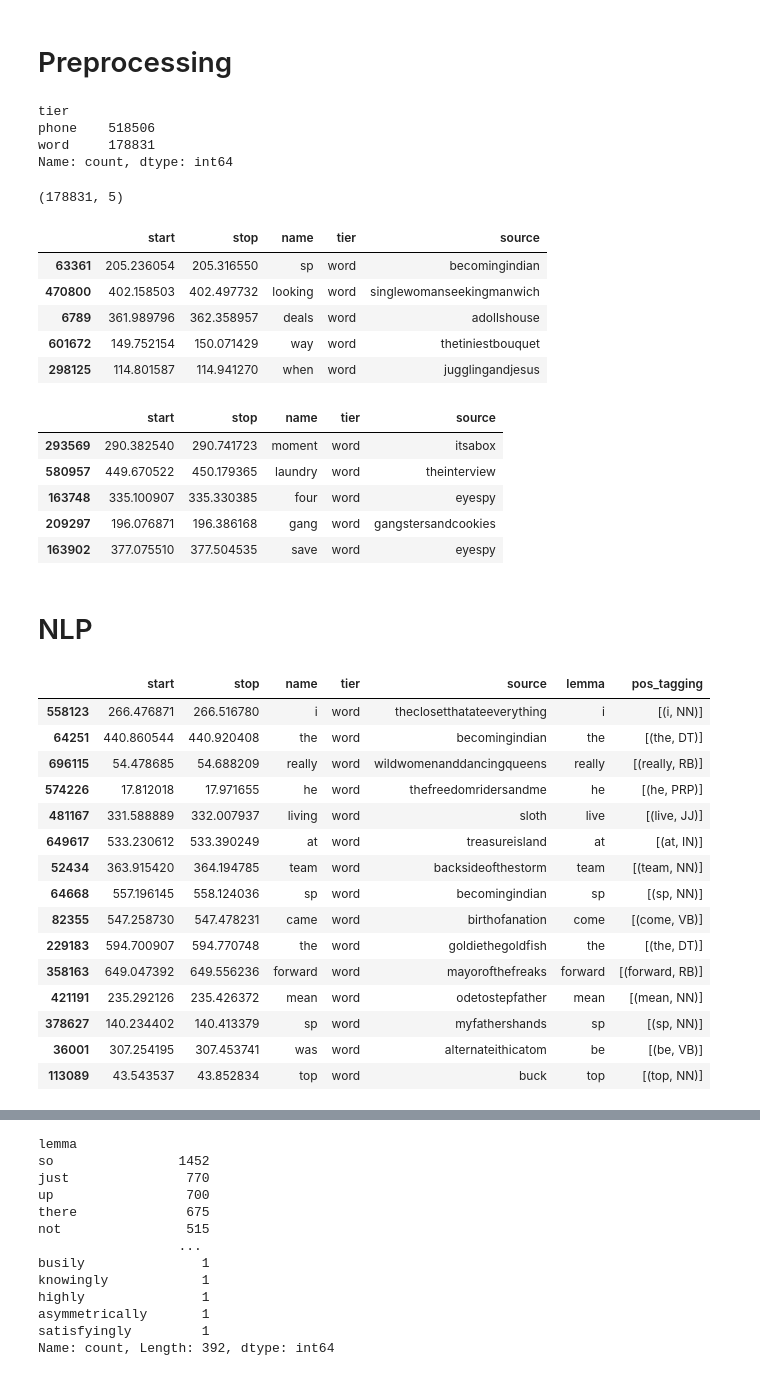
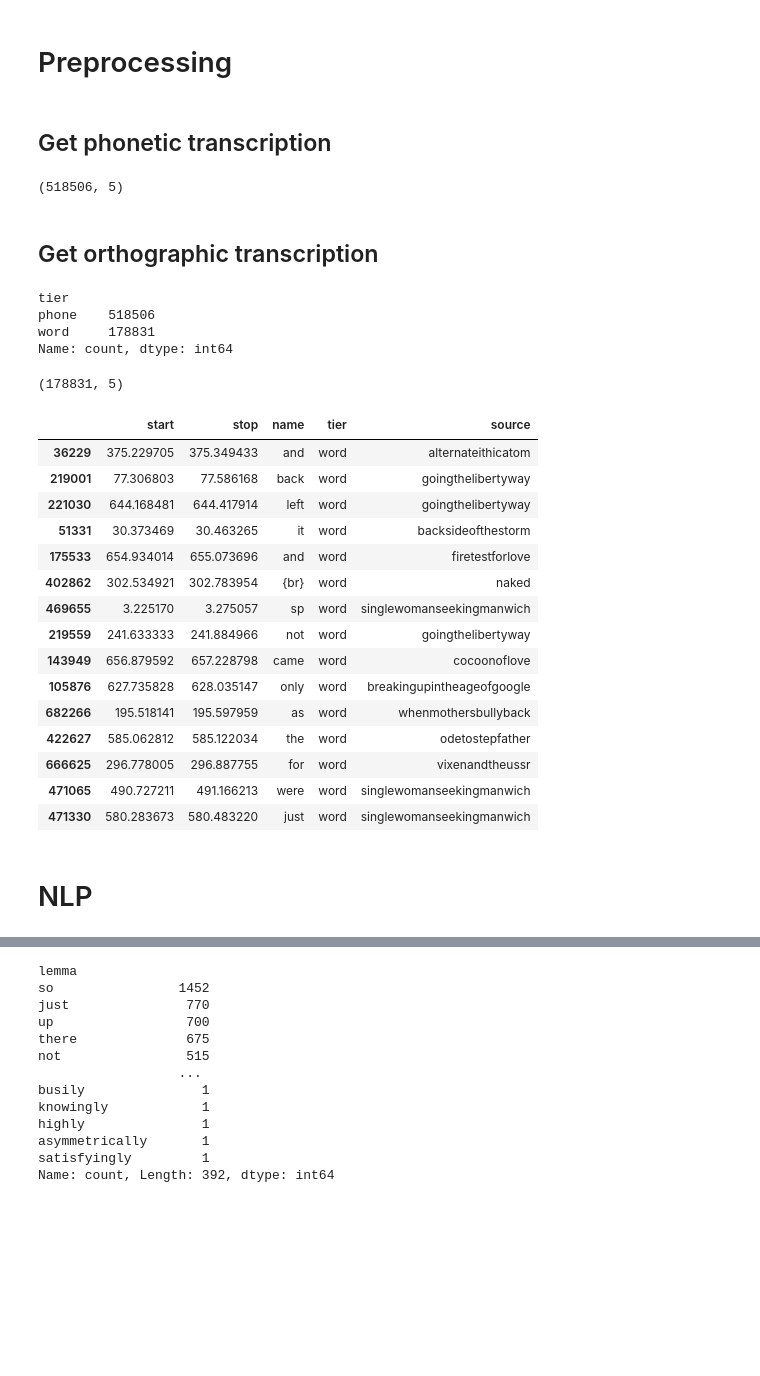
Before and after one commit to amontenegrot/master-thesis, a Jupyter notebook: src/01 nlp.ipynb, the cells around one changed output, grey strips where cells are left out. Drawn from its saved outputs; the diff is of its cells as text; code cells hidden in the pictures; blank space fills up the shorter version.

Commit message:
Switching from graphemic to orthographic transcription

```diff
--- a/src/01 nlp.ipynb
+++ b/src/01 nlp.ipynb
@@ -133,8 +136,9 @@ def load_dataframes(folder_path: str) -> pd.DataFrame:
         del df_temp
     return df
 # %%
+# nltk.download('cmudict')  # CMU Pronunciation Dictionary Corpus
 PATH = get_path(1)
-TEXTGRIDS_FOLDER = PATH + 'ds003020/derivative/TextGrids/'
+TEXTGRIDS_FOLDER = PATH + 'data/ds003020/derivative/TextGrids/'
 
 lemmatizer = WordNetLemmatizer()
 # %% [markdown]
@@ -191,5 +211,17 @@ df.shape
 # %% [markdown]
 # Preprocessing
+# %% [markdown]
+## Get phonetic transcription
+# %%
+# ARPAbet to IPA
+cmu_dict = cmudict.dict()  # Loading the CMU pronunciation dictionary
+
+df_phonetic = df.query("tier == 'phone'").copy()
+df_phonetic.shape
+# %% [output]
+(518506, 5)
+# %% [markdown]
+## Get orthographic transcription
 # %%
 df['name'] = df['name'].str.lower()
 df['tier'].value_counts()
@@ -199,25 +231,29 @@ phone    518506
 word     178831
 Name: count, dtype: int64
 # %%
-df_grapheme = df.query("tier == 'word'").copy()
-df_grapheme.shape
+df_orthographic = df.query("tier == 'word'").copy()
+df_orthographic.shape
 # %% [output]
 (178831, 5)
-|  | start | stop | name | tier | source |
-| 63361 | 205.236054 | 205.316550 | sp | word | becomingindian |
-| 470800 | 402.158503 | 402.497732 | looking | word | singlewomanseekingmanwich |
-| 6789 | 361.989796 | 362.358957 | deals | word | adollshouse |
-| 601672 | 149.752154 | 150.071429 | way | word | thetiniestbouquet |
-| 298125 | 114.801587 | 114.941270 | when | word | jugglingandjesus |
 # %%
-df_grapheme.sample(n=15).head(15)
+df_orthographic.sample(n=15).head(15)
 # %% [output]
 |  | start | stop | name | tier | source |
-| 293569 | 290.382540 | 290.741723 | moment | word | itsabox |
-| 580957 | 449.670522 | 450.179365 | laundry | word | theinterview |
-| 163748 | 335.100907 | 335.330385 | four | word | eyespy |
-| 209297 | 196.076871 | 196.386168 | gang | word | gangstersandcookies |
-| 163902 | 377.075510 | 377.504535 | save | word | eyespy |
+| 36229 | 375.229705 | 375.349433 | and | word | alternateithicatom |
+| 219001 | 77.306803 | 77.586168 | back | word | goingthelibertyway |
+| 221030 | 644.168481 | 644.417914 | left | word | goingthelibertyway |
+| 51331 | 30.373469 | 30.463265 | it | word | backsideofthestorm |
+| 175533 | 654.934014 | 655.073696 | and | word | firetestforlove |
+| 402862 | 302.534921 | 302.783954 | {br} | word | naked |
+| 469655 | 3.225170 | 3.275057 | sp | word | singlewomanseekingmanwich |
+| 219559 | 241.633333 | 241.884966 | not | word | goingthelibertyway |
+| 143949 | 656.879592 | 657.228798 | came | word | cocoonoflove |
+| 105876 | 627.735828 | 628.035147 | only | word | breakingupintheageofgoogle |
+| 682266 | 195.518141 | 195.597959 | as | word | whenmothersbullyback |
+| 422627 | 585.062812 | 585.122034 | the | word | odetostepfather |
+| 666625 | 296.778005 | 296.887755 | for | word | vixenandtheussr |
+| 471065 | 490.727211 | 491.166213 | were | word | singlewomanseekingmanwich |
+| 471330 | 580.283673 | 580.483220 | just | word | singlewomanseekingmanwich |
 # %% [markdown]
 # NLP
 # %%
@@ -225,19 +260,0 @@ df_grapheme[['lemma', 'pos_tagging']] = df_grapheme['name'].apply(pos_tagging)
-# %%
-df_grapheme.sample(n=15).head(15)
-# %% [output]
-|  | start | stop | name | tier | source | lemma | pos_tagging |
-| 558123 | 266.476871 | 266.516780 | i | word | theclosetthatateeverything | i | [(i, NN)] |
-| 64251 | 440.860544 | 440.920408 | the | word | becomingindian | the | [(the, DT)] |
-| 696115 | 54.478685 | 54.688209 | really | word | wildwomenanddancingqueens | really | [(really, RB)] |
-| 574226 | 17.812018 | 17.971655 | he | word | thefreedomridersandme | he | [(he, PRP)] |
-| 481167 | 331.588889 | 332.007937 | living | word | sloth | live | [(live, JJ)] |
-| 649617 | 533.230612 | 533.390249 | at | word | treasureisland | at | [(at, IN)] |
-| 52434 | 363.915420 | 364.194785 | team | word | backsideofthestorm | team | [(team, NN)] |
-| 64668 | 557.196145 | 558.124036 | sp | word | becomingindian | sp | [(sp, NN)] |
-| 82355 | 547.258730 | 547.478231 | came | word | birthofanation | come | [(come, VB)] |
-| 229183 | 594.700907 | 594.770748 | the | word | goldiethegoldfish | the | [(the, DT)] |
-| 358163 | 649.047392 | 649.556236 | forward | word | mayorofthefreaks | forward | [(forward, RB)] |
-| 421191 | 235.292126 | 235.426372 | mean | word | odetostepfather | mean | [(mean, NN)] |
-| 378627 | 140.234402 | 140.413379 | sp | word | myfathershands | sp | [(sp, NN)] |
-| 36001 | 307.254195 | 307.453741 | was | word | alternateithicatom | be | [(be, VB)] |
-| 113089 | 43.543537 | 43.852834 | top | word | buck | top | [(top, NN)] |
```
Also changed, not shown: parts of 9 cells of this notebook, 2 other files.
